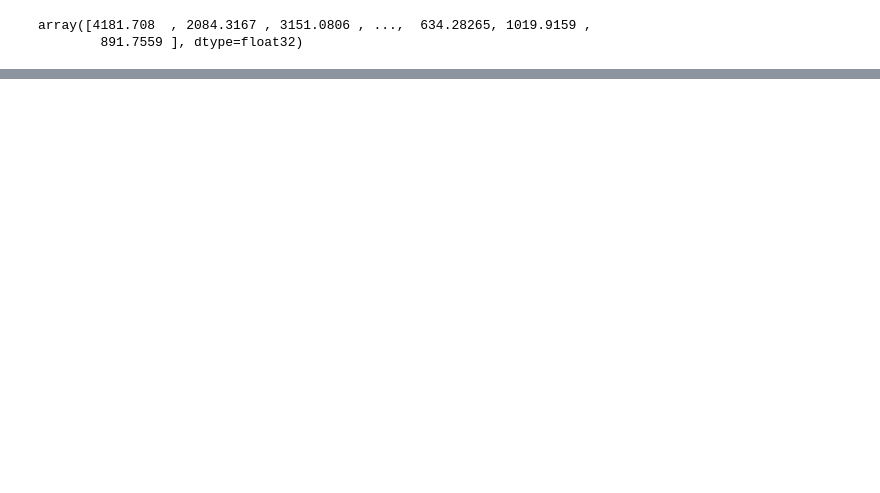
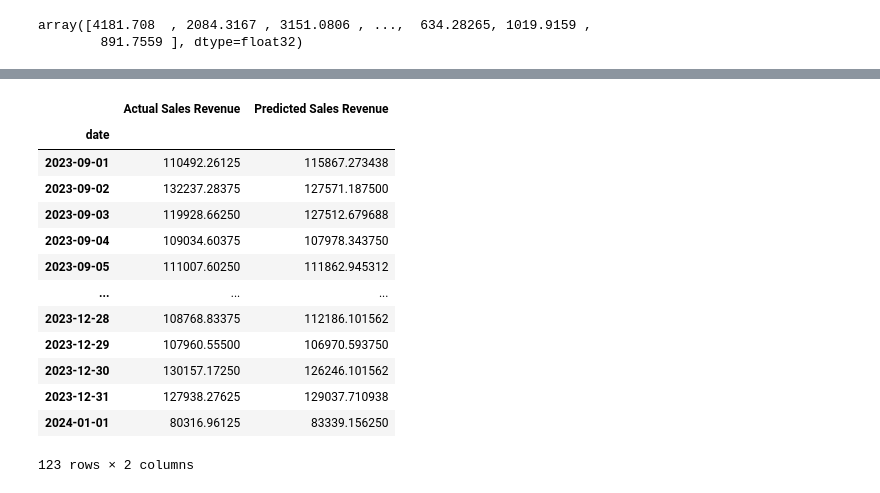
Before and after one commit to dmareee/Machine-Learning-Project, a Jupyter notebook: LaporanML.ipynb, the cells around one changed output, grey strips where cells are left out. Cells and saved outputs as stored; diff of their text form; code cells hidden in the pictures; blank space fills up the shorter version.

```diff
--- a/LaporanML.ipynb
+++ b/LaporanML.ipynb
@@ -665,9 +660,10 @@ array([4181.708  , 2084.3167 , 3151.0806 , ...,  634.28265, 1019.9159 ,
 # %%
 # Create a DataFrame for easier plotting
 plot_df = pd.DataFrame({
+    'date': test_dates,
     'Actual Sales Revenue': y_test_ts_array,
     'Predicted Sales Revenue': y_pred_test_ts
-}, index=test_dates) # Use the actual dates as the index
+}) # Use the actual dates as the index
 
 # Check the plot_df to see if it has data
 print("plot_df head:\n", plot_df.head())
@@ -685,3 +693,24 @@ plot_df shape: (5043, 2)
+# %%
+plotting = plot_df.groupby('date').agg({
+    'Actual Sales Revenue': 'sum',
+    'Predicted Sales Revenue': 'sum'
+})
+plotting
+# %% [output]
+|  | Actual Sales Revenue | Predicted Sales Revenue |
+| date |  |  |
+| 2023-09-01 | 110492.26125 | 115867.273438 |
+| 2023-09-02 | 132237.28375 | 127571.187500 |
+| 2023-09-03 | 119928.66250 | 127512.679688 |
+| 2023-09-04 | 109034.60375 | 107978.343750 |
+| 2023-09-05 | 111007.60250 | 111862.945312 |
+| ... | ... | ... |
+| 2023-12-28 | 108768.83375 | 112186.101562 |
+| 2023-12-29 | 107960.55500 | 106970.593750 |
+| 2023-12-30 | 130157.17250 | 126246.101562 |
+| 2023-12-31 | 127938.27625 | 129037.710938 |
+| 2024-01-01 | 80316.96125 | 83339.156250 |
+123 rows × 2 columns
 # %%
 # --- Plotting the results directly using plotly ---
 import plotly.graph_objects as go
```
Also changed, not shown: parts of 15 cells of this notebook, 3 other files.
